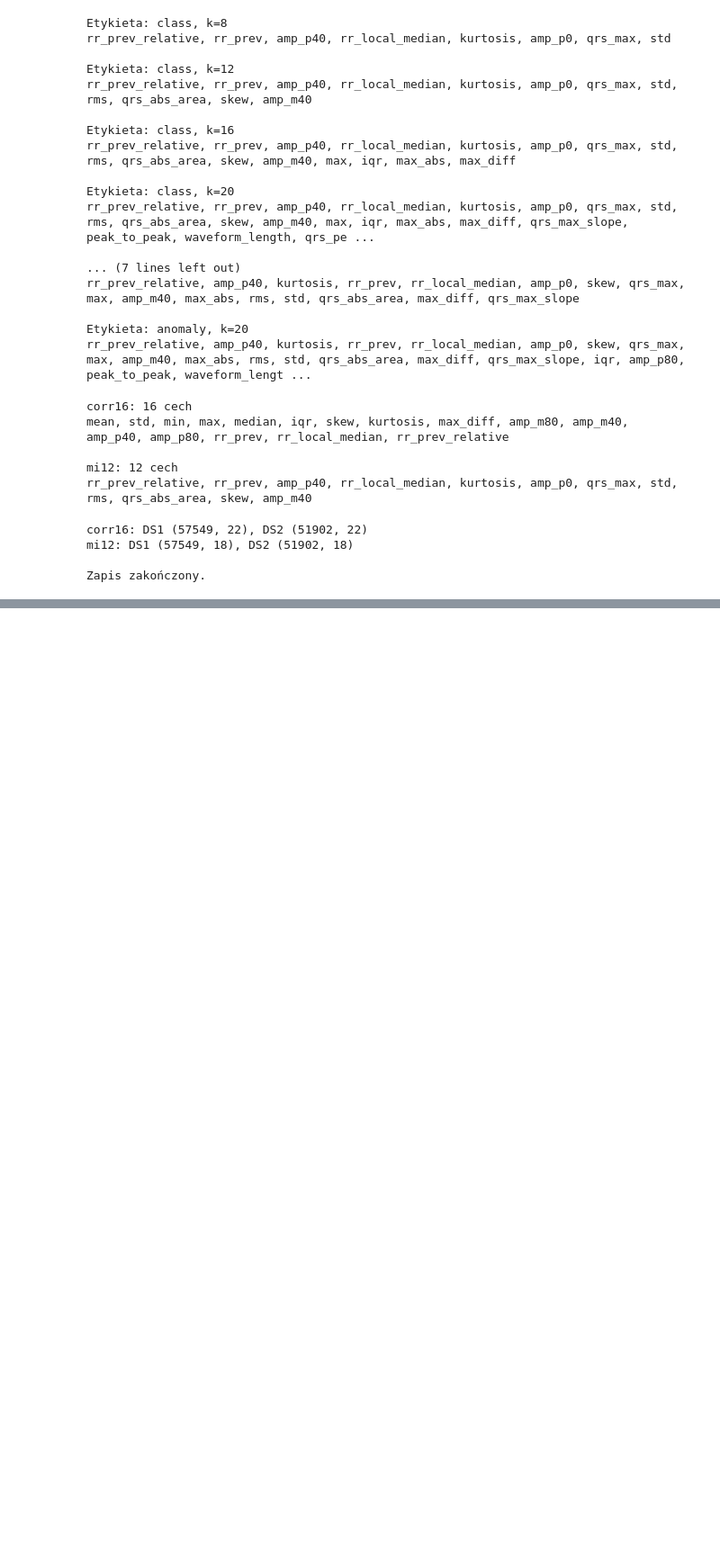
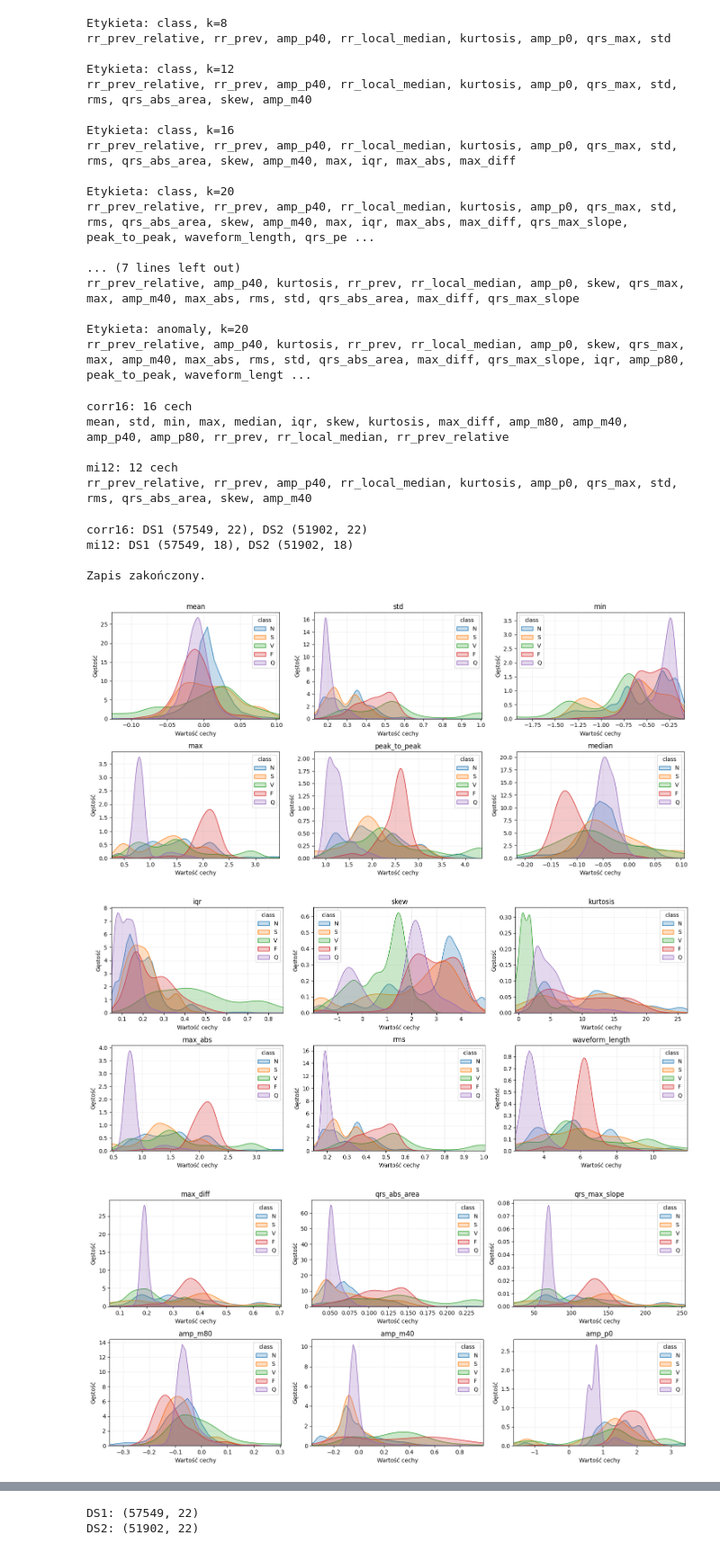
Before and after one commit to spoiler48/ecg-anomalies, a Jupyter notebook: notebooks/07_feature_selection.ipynb, the cells around one changed output, grey strips where cells are left out. Shown at 90% size. Saved outputs shown, nothing was run; the diff lists cells and outputs as text; code cells hidden in the pictures; blank space fills up the shorter version.

```diff
--- a/notebooks/07_feature_selection.ipynb
+++ b/notebooks/07_feature_selection.ipynb
@@ -330,0 +398,11 @@ Zapis zakończony.
+# %%
+plot_feature_distributions(
+    df=ds1_features,
+    features=feature_columns,
+    target="class",
+    categories=["N", "S", "V", "F", "Q"]
+)
+# %% [output]
+[figure, added]
+[figure, added]
+[figure, added]
@@ -330,0 +411,20 @@ Zapis zakończony.
+# %%
+selected_features = [
+    'std', 'iqr', 'skew', 'kurtosis',
+    'max_diff', 'waveform_length', 'amp_m40', 'amp_p0', 'amp_p40', 'qrs_peak_to_peak',
+    'rr_prev', 'rr_next', 'rr_local_median', 'rr_prev_relative', 'rr_avg', 'rr_prev_global_relative'
+]
+
+columns = metadata_columns + selected_features
+
+ds1_selected = ds1_features[columns].copy()
+ds2_selected = ds2_features[columns].copy()
+
+ds1_selected.to_csv('../src/ds1_features_selected.csv', index=False)
+ds2_selected.to_csv('../src/ds2_features_selected.csv', index=False)
+
+print('DS1:', ds1_selected.shape)
+print('DS2:', ds2_selected.shape)
+# %% [output]
+DS1: (57549, 22)
+DS2: (51902, 22)
```
Also changed, not shown: parts of 6 cells of this notebook, 3 other files.
